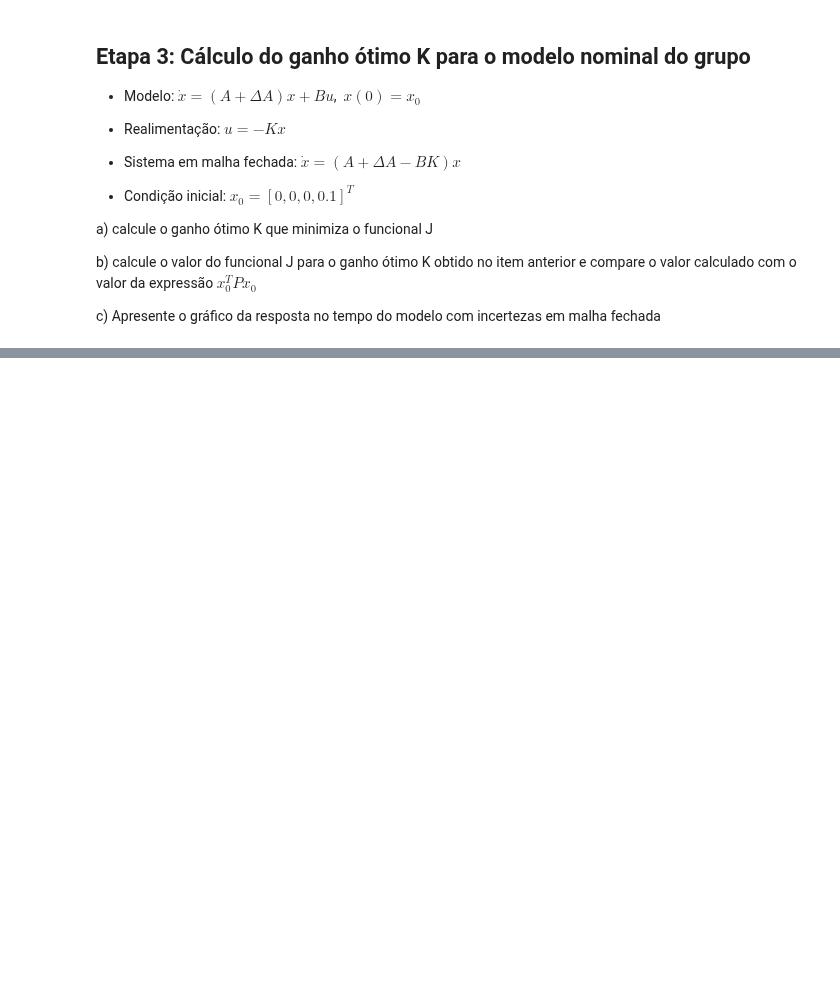
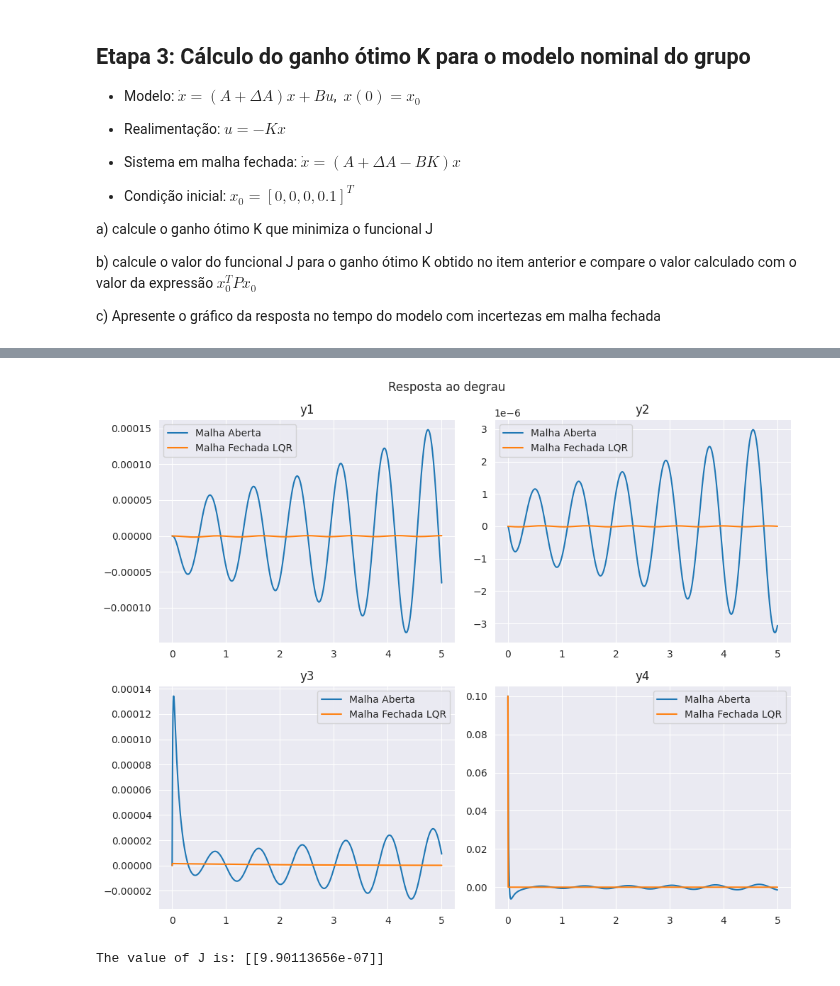
Before and after one commit to SKaiquelima/advanced-control, a Jupyter notebook: T1_SisLinCtrl/T1_SisLinCtrl.ipynb, the cells around one changed output, grey strips where cells are left out. Drawn from its saved outputs; the diff is of its cells as text; code cells hidden in the pictures; blank space fills up the shorter version.

```diff
--- a/T1_SisLinCtrl/T1_SisLinCtrl.ipynb
+++ b/T1_SisLinCtrl/T1_SisLinCtrl.ipynb
@@ -8,6 +8,8 @@
 import numpy as np
 import matplotlib.pyplot as plt
 import control.matlab as matlab
+import seaborn as sns
+sns.set_style("darkgrid")
 # %% [markdown]
 * Espaço de eestados do sistema:
 $ \dot{x} = Ax + Bu $, $ \ x(0) = x_0$
@@ -29,7 +31,7 @@ B = np.array([[0],
 # Generate delta_A
 delta_A = np.random.uniform(-0.05, 0.05, size=A.shape) * A
 
-A_new = A + delta_A
+A = A + delta_A
 
-A_new
+A.shape, B.shape
 # %% [output]
@@ -98,7 +93,7 @@ c) Apresente o gráfico da resposta no tempo do modelo com incertezas em malha f
 # a)
 
 # solve the algebraic Riccati equation to obtain the LQR gain matrix K
-K, S, E = matlab.lqr(A, B, Q, R)
+K, S, P = matlab.lqr(A, B, Q, R)
 
 # create the closed-loop system with the LQR controller
 Ac = A - B @ K
@@ -165,0 +123,57 @@ ValueError: x and y can be no greater than 2D, but have shapes (1000,) and (1000
+# %%
+# b)
+x0 = np.array([[0], [0], [0], [0.1]])
+
+# simulate the system with the LQR controller
+t = np.linspace(0, 5, 1000)
+y, t, x = matlab.lsim(sys, 0 * t, t, x0)
+ylqr, t, xlqr = matlab.lsim(sys_lqr, 0 * t, t, x0)
+# %%
+# c)
+
+fig, axs = plt.subplots(2, 2, figsize=(10, 8))
+
+# title
+fig.suptitle('Resposta ao degrau')
+
+# Plot y1 in the first subplot
+axs[0, 0].plot(t, y[:, 0], label='Malha Aberta')
+axs[0, 0].plot(t, ylqr[:, 0], label='Malha Fechada LQR')
+axs[0, 0].set_title('y1')
+
+# Plot y2 in the second subplot
+axs[0, 1].plot(t, y[:, 1], label='Malha Aberta')
+axs[0, 1].plot(t, ylqr[:, 1], label='Malha Fechada LQR')
+axs[0, 1].set_title('y2')
+
+# Plot y3 in the third subplot
+axs[1, 0].plot(t, y[:, 2], label='Malha Aberta')
+axs[1, 0].plot(t, ylqr[:, 2], label='Malha Fechada LQR')
+axs[1, 0].set_title('y3')
+
+# Plot y4 in the fourth subplot
+axs[1, 1].plot(t, y[:, 3], label='Malha Aberta')
+axs[1, 1].plot(t, ylqr[:, 3], label='Malha Fechada LQR')
+axs[1, 1].set_title('y4')
+
+# legend
+axs[0, 0].legend()
+axs[0, 1].legend()
+axs[1, 0].legend()
+axs[1, 1].legend()
+
+# Adjust the spacing between subplots
+plt.tight_layout()
+
+# Show the plot
+plt.show()
+# %% [output]
+[figure, added]
+# %%
+# Calculate J
+J = np.dot(np.dot(x0.T, S), x0)
+
+# Print the value of J
+print(f"The value of J is: {J}")
+# %% [output]
+The value of J is: [[9.90113656e-07]]
```
Also changed, not shown: parts of 7 cells of this notebook.
